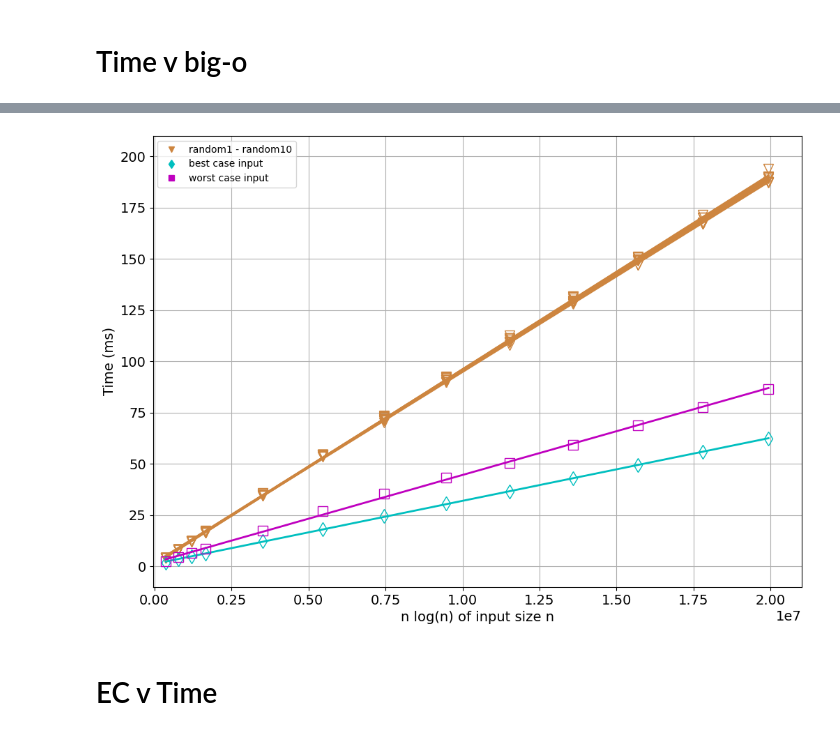
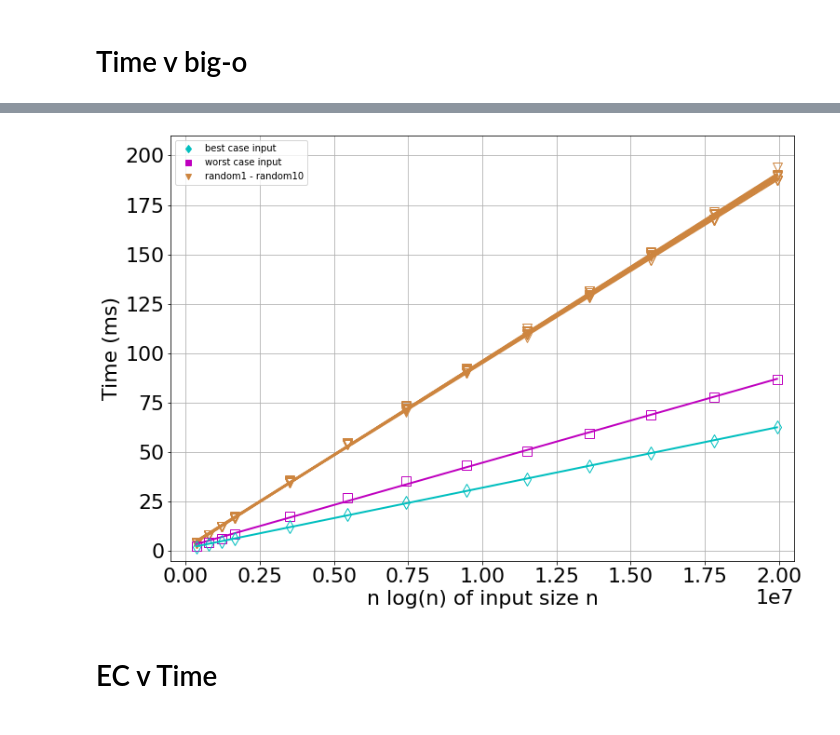
Before and after one commit to hrallil/RAPL_measurements, a Jupyter notebook: Java/FinalResults/FinalAnalysis/MergeMajaTest.ipynb, the cells around one changed output, grey strips where cells are left out. Cells and saved outputs as stored; diff of their text form; code cells hidden in the pictures.

```diff
--- a/Java/FinalResults/FinalAnalysis/MergeMajaTest.ipynb
+++ b/Java/FinalResults/FinalAnalysis/MergeMajaTest.ipynb
@@ -665,25 +662,27 @@ plt.figure(figsize=(10*1.2,7*1.2))
 color = "red"
 
 Rs = []
+plt.plot(-10000,-10000,"d", color="c",label="best case input")
+plt.plot(-10000,-10000,"s", color="m",label="worst case input")
+plt.plot(-10000,-10000,"v", color="peru",label="random1 - random10")
 
 for i in range(1,11):
     Rs.append(polyReg(dfMergeMean16[dfMergeMean16["Input case"] == f"random{i}"]["nlog(n)"], dfMergeMean16[dfMergeMean16["Input case"] == f"random{i}"]["Time - readCSV"],1, f"random{i} case input", "peru",dots="v"))
-plt.plot(-10000,-10000,"v", color="peru",label="random1 - random10")
-for i in range(len(Rs)):
-    print(f"random{i} R2", Rs[i][1], " \n")
+worst = polyReg(dfMergeMean16[dfMergeMean16["Input case"] == "worst"]["nlog(n)"], dfMergeMean16[dfMergeMean16["Input case"] == "worst"]["Time - readCSV"],1, "Merge time for worst case input", "m",dots="s",regLine=True)
 best = polyReg(dfMergeMean16[dfMergeMean16["Input case"] == "best"]["nlog(n)"], dfMergeMean16[dfMergeMean16["Input case"] == "best"]["Time - readCSV"],1, "Merge time for best case input", "c",dots="d",regLine=True)
-plt.plot(-10000,-10000,"d", color="c",label="best case input")
-worst = polyReg(dfMergeMean16[dfMergeMean16["Input case"] == "worst"]["nlog(n)"], dfMergeMean16[dfMergeMean16["Input case"] == "worst"]["Time - readCSV"],1, "Merge time for worst case input", "m",dots="s",regLine=True)
-plt.plot(-10000,-10000,"s", color="m",label="worst case input")
-print(f"worst R2 ", worst[1], "\n")
-print(f"best R2 ", best[1], "\n")
+
+#for i in range(len(Rs)):
+    #print(f"random{i} R2", Rs[i][1], " \n")
+#print(f"worst R2 ", worst[1], "\n")
+#print(f"best R2 ", best[1], "\n")
+
 #plt.title("Merge sort wall time vs input size, with linear regression.")
-plt.xlabel("n log(n) of input size n", fontsize = 14)
-plt.ylabel("Time (ms)", fontsize = 14)
-plt.rc('xtick', labelsize= 14)
-plt.rc('ytick', labelsize= 14)
-plt.xlim(-50000, 21000000)
-plt.ylim(-10, 210)
+plt.xlabel("n log(n) of input size n", fontsize = 22)
+plt.ylabel("Time (ms)", fontsize = 22)
+plt.rc('xtick', labelsize= 22)
+plt.rc('ytick', labelsize= 22)
+plt.xlim(-500000, 20500000)
+plt.ylim(-5, 210)
 plt.grid()
 plt.legend()
 plt.show()
@@ -708,3 +702,3 @@ best R2  0.9998685573198899
-[figure, old version]
+[figure, new version]
 # %% [markdown]
 # EC v Time
```
Also changed, not shown: parts of 26 cells of this notebook, 2 other files.
